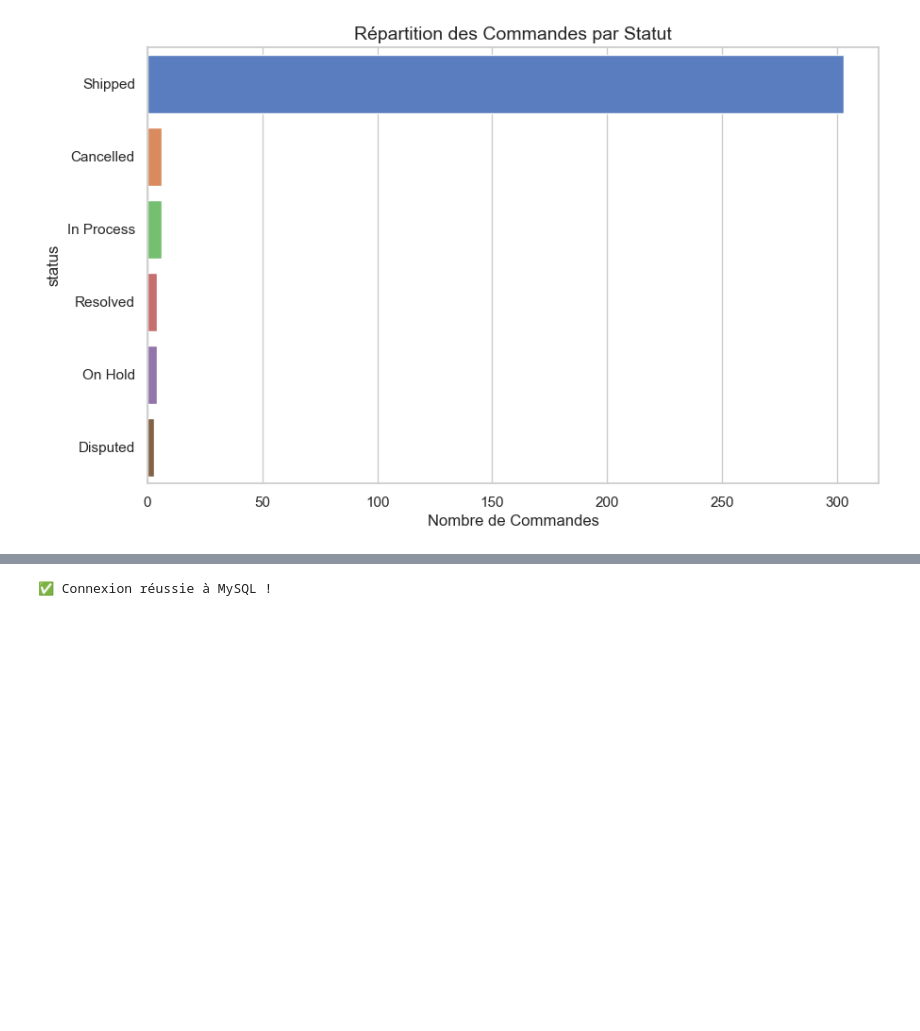
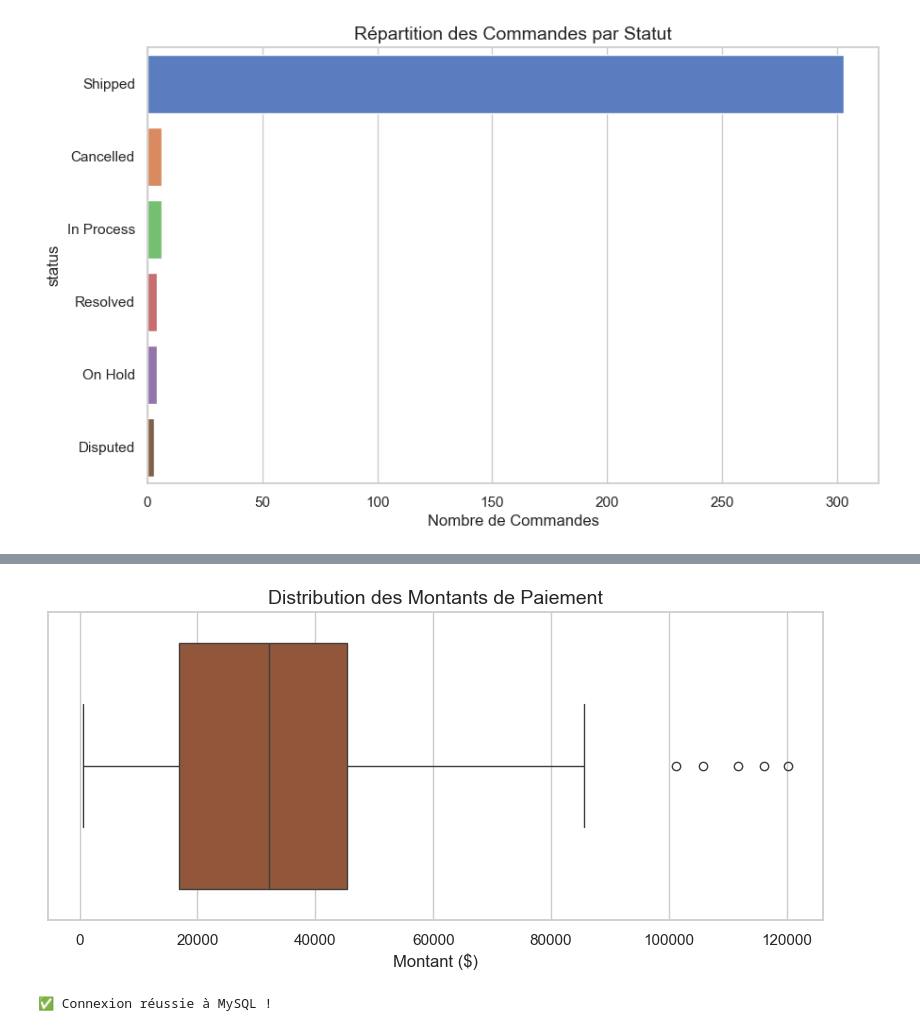
Before and after one commit to KarissyCISSE21/classicmodels-analysis, a Jupyter notebook: notebooks/ClassicModels_Analysis.ipynb, the cells around one changed output, grey strips where cells are left out. Cells and saved outputs as stored; diff of their text form; code cells hidden in the pictures; blank space fills up the shorter version.

```diff
--- a/notebooks/ClassicModels_Analysis.ipynb
+++ b/notebooks/ClassicModels_Analysis.ipynb
@@ -44,3 +110,19 @@ Passing `palette` without assigning `hue` is deprecated and will be removed in v
+# %%
+# --- 1.5 DISTRIBUTION DES PAIEMENTS (Boxplot) ---
+
+query_pay_stats = "SELECT amount FROM payments;"
+df_pay_stats = pd.read_sql(query_pay_stats, conn)
+
+plt.figure(figsize=(10, 4))
+sns.boxplot(x=df_pay_stats['amount'], color='sienna')
+plt.title('Distribution des Montants de Paiement', fontsize=14)
+plt.xlabel('Montant ($)')
+
+# Sauvegarde
+plt.savefig("../visualizations/01_05_payments_distribution.png", bbox_inches='tight')
+plt.show()
+# %% [output]
+[figure, added]
 # %%
 import pandas as pd
 import mysql.connector
```
Also changed, not shown: parts of 3 cells of this notebook, 2 other files.
